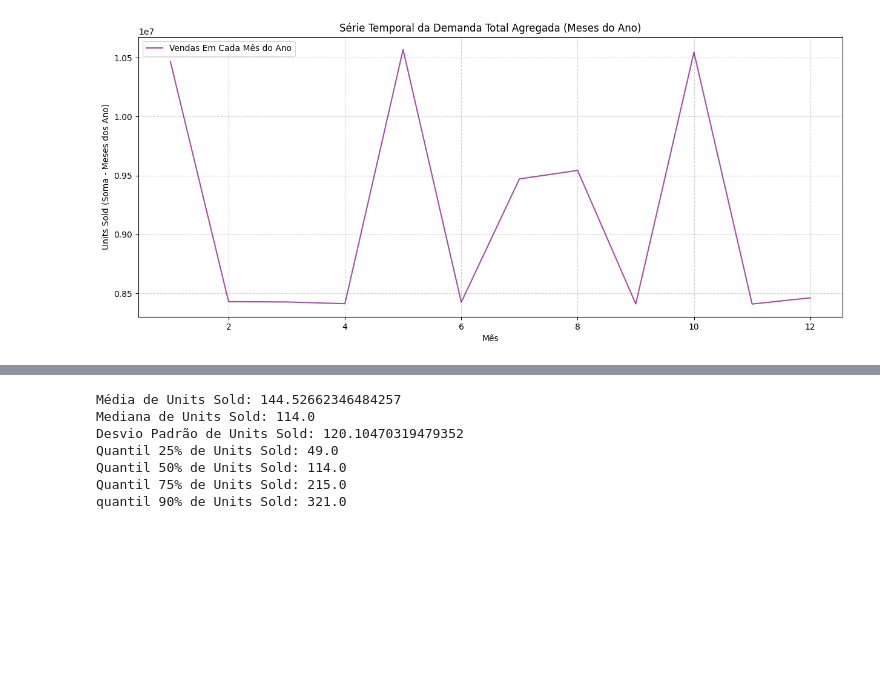
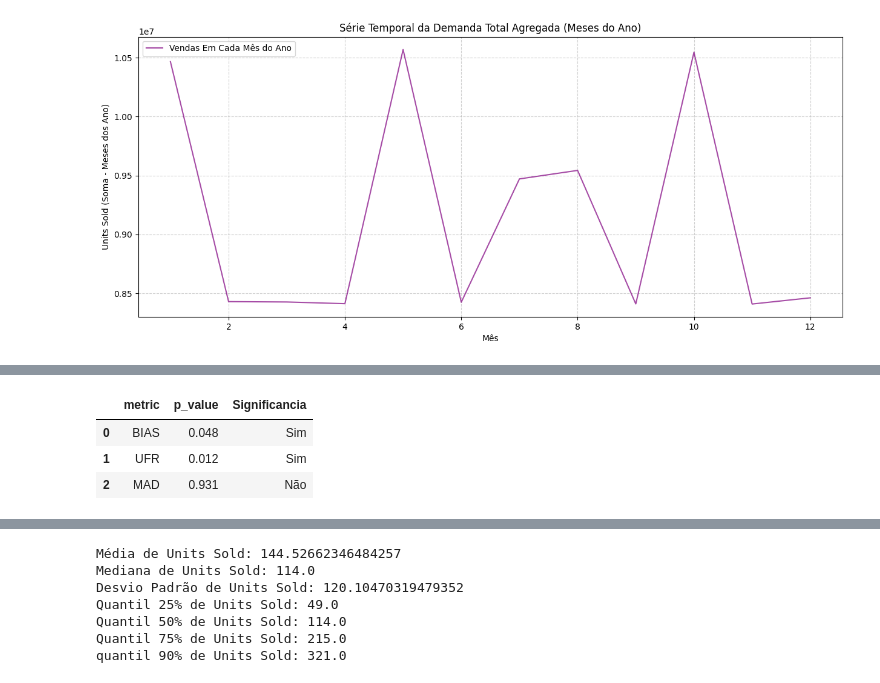
Before and after one commit to sergioneto12/DemandPlanning_DataAnalysis_Forecasting, a Jupyter notebook: analysis.ipynb, the cells around one changed output, grey strips where cells are left out. Saved outputs shown, nothing was run; the diff lists cells and outputs as text; code cells hidden in the pictures; blank space fills up the shorter version.

```diff
--- a/analysis.ipynb
+++ b/analysis.ipynb
@@ -536,0 +656,38 @@ plt.show()
+# %%
+promo_0 = merged_df[merged_df["Holiday/Promotion"] == 0]
+promo_1 = merged_df[merged_df["Holiday/Promotion"] == 1]
+# %%
+## Usaremos o teste de Mann-Whitney U para comparar as métricas entre os dois grupos
+## Nosso p-valor de corte será 0.05 para determinar significância estatística
+
+# definir as métricas a serem comparadas (devem existir em promo_0 e promo_1)
+metrics = ['BIAS', 'UFR', 'MAD']
+
+mw_results = []
+
+for metric in metrics:
+    x = promo_0[metric].dropna() if metric in promo_0.columns else pd.Series(dtype=float)
+    y = promo_1[metric].dropna() if metric in promo_1.columns else pd.Series(dtype=float)
+
+    if x.empty or y.empty:
+        stat, p_value = (np.nan, np.nan)
+    else:
+        try:
+            stat, p_value = mannwhitneyu(x, y, alternative="two-sided")
+        except Exception:
+            stat, p_value = (np.nan, np.nan)
+
+    mw_results.append({
+        "metric": metric,
+        "p_value": p_value
+    })
+
+df_compare = pd.DataFrame(mw_results)
+df_compare['p_value'] = df_compare['p_value'].round(3)
+df_compare['Significancia'] = np.where(df_compare['p_value'] < 0.05, 'Sim', 'Não')
+df_compare
+# %% [output]
+|  | metric | p_value | Significancia |
+| 0 | BIAS | 0.048 | Sim |
+| 1 | UFR | 0.012 | Sim |
+| 2 | MAD | 0.931 | Não |
```
Also changed, not shown: parts of 37 cells of this notebook.
